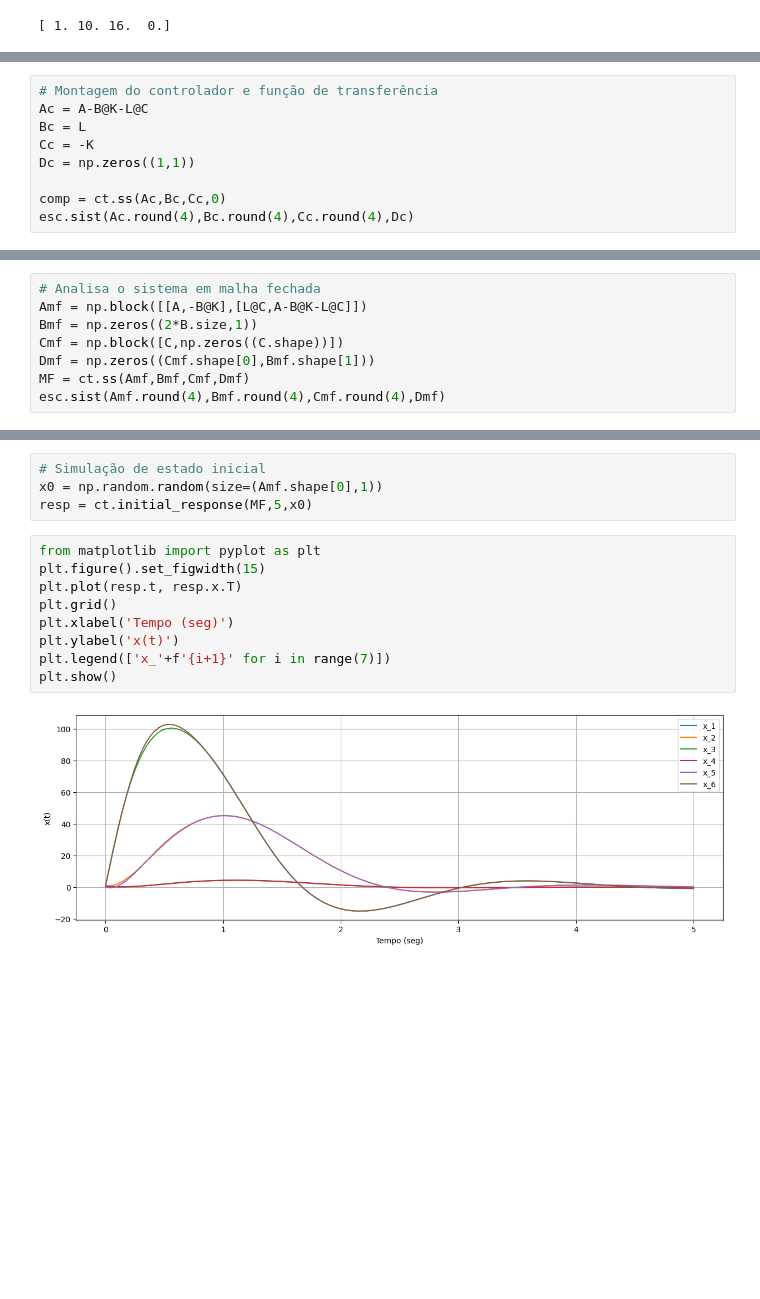
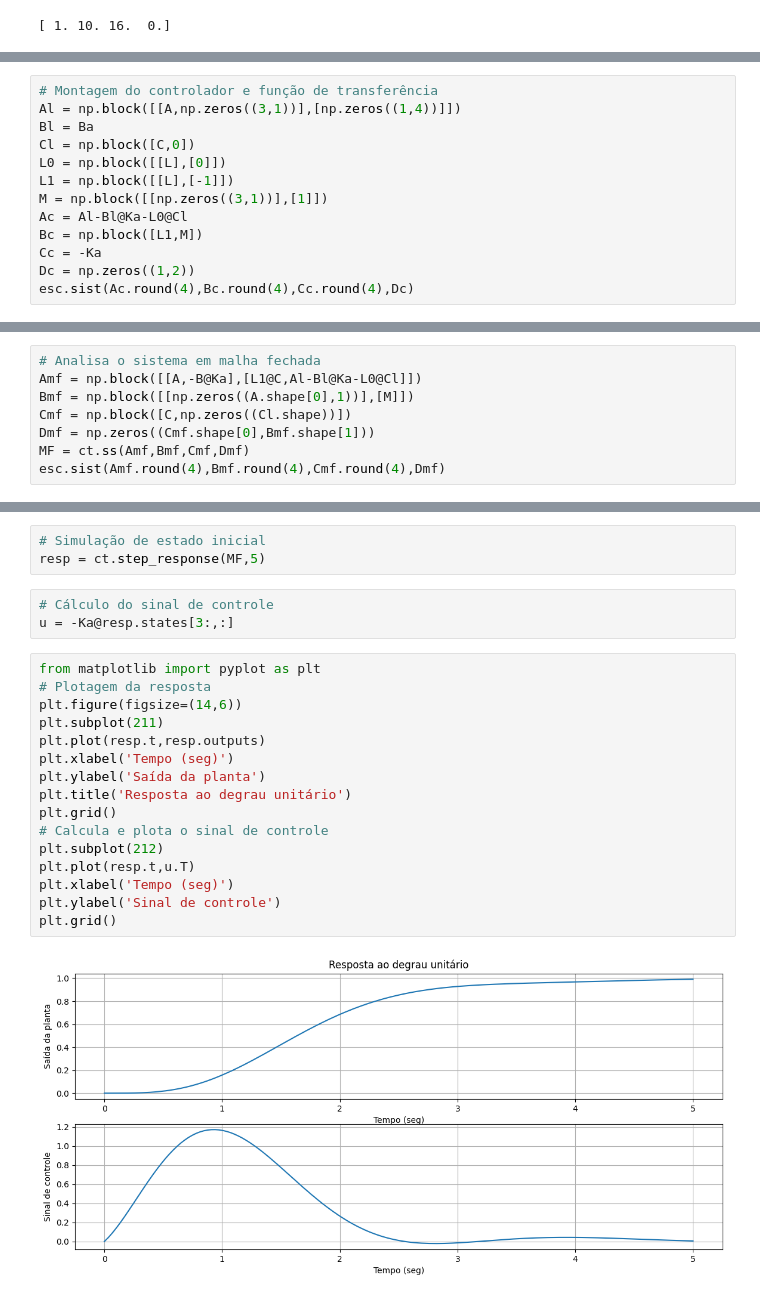
Before and after one commit to rsbayma/Controle-II, a Jupyter notebook: Estados/5 - Projeto completo de compensadores/5.1 - Introdução.ipynb, the cells around one changed output, grey strips where cells are left out. Cells and saved outputs as stored; diff of their text form; blank space fills up the shorter version.

```diff
--- a/Estados/5 - Projeto completo de compensadores/5.1 - Introdução.ipynb
+++ b/Estados/5 - Projeto completo de compensadores/5.1 - Introdução.ipynb
@@ -243,11 +329,15 @@ $\displaystyle \mathbf{K} = \left[\begin{array}{rrr}-46.4109&5.7615&-0.65\\\end{
 $\displaystyle \mathbf{L} = \left[\begin{array}{r}0.51\\61.49\\216.2612\\\end{array}\right]$
 # %%
 # Montagem do controlador e função de transferência
-Ac = A-B@K-L@C
-Bc = L
-Cc = -K
-Dc = np.zeros((1,1))
-
-comp = ct.ss(Ac,Bc,Cc,0)
+Al = np.block([[A,np.zeros((3,1))],[np.zeros((1,4))]])
+Bl = Ba
+Cl = np.block([C,0])
+L0 = np.block([[L],[0]])
+L1 = np.block([[L],[-1]])
+M = np.block([[np.zeros((3,1))],[1]])
+Ac = Al-Bl@Ka-L0@Cl
+Bc = np.block([L1,M])
+Cc = -Ka
+Dc = np.zeros((1,2))
 esc.sist(Ac.round(4),Bc.round(4),Cc.round(4),Dc)
 # %% [output]
@@ -273,8 +357,8 @@ Zeros:
 # %%
 # Analisa o sistema em malha fechada
-Amf = np.block([[A,-B@K],[L@C,A-B@K-L@C]])
-Bmf = np.zeros((2*B.size,1))
-Cmf = np.block([C,np.zeros((C.shape))])
+Amf = np.block([[A,-B@Ka],[L1@C,Al-Bl@Ka-L0@Cl]])
+Bmf = np.block([[np.zeros((A.shape[0],1))],[M]])
+Cmf = np.block([C,np.zeros((Cl.shape))])
 Dmf = np.zeros((Cmf.shape[0],Bmf.shape[1]))
 MF = ct.ss(Amf,Bmf,Cmf,Dmf)
 esc.sist(Amf.round(4),Bmf.round(4),Cmf.round(4),Dmf)
@@ -295,15 +386,24 @@ _____Eigenvalue______ Damping___ Frequency_
 # %%
 # Simulação de estado inicial
-x0 = np.random.random(size=(Amf.shape[0],1))
-resp = ct.initial_response(MF,5,x0)
+resp = ct.step_response(MF,5)
-# %%
-from matplotlib import pyplot as plt
-plt.figure().set_figwidth(15)
-plt.plot(resp.t, resp.x.T)
-plt.grid()
-plt.xlabel('Tempo (seg)')
-plt.ylabel('x(t)')
-plt.legend(['x_'+f'{i+1}' for i in range(7)])
-plt.show()
-# %% [output]
-[figure, removed]
+# %%
+# Cálculo do sinal de controle
+u = -Ka@resp.states[3:,:]
+# %%
+from matplotlib import pyplot as plt
+# Plotagem da resposta
+plt.figure(figsize=(14,6))
+plt.subplot(211)
+plt.plot(resp.t,resp.outputs)
+plt.xlabel('Tempo (seg)')
+plt.ylabel('Saída da planta')
+plt.title('Resposta ao degrau unitário')
+plt.grid()
+# Calcula e plota o sinal de controle
+plt.subplot(212)
+plt.plot(resp.t,u.T)
+plt.xlabel('Tempo (seg)')
+plt.ylabel('Sinal de controle')
+plt.grid()
+# %% [output]
+[figure, added]
```
Also changed, not shown: parts of 24 cells of this notebook, 1 other file.
